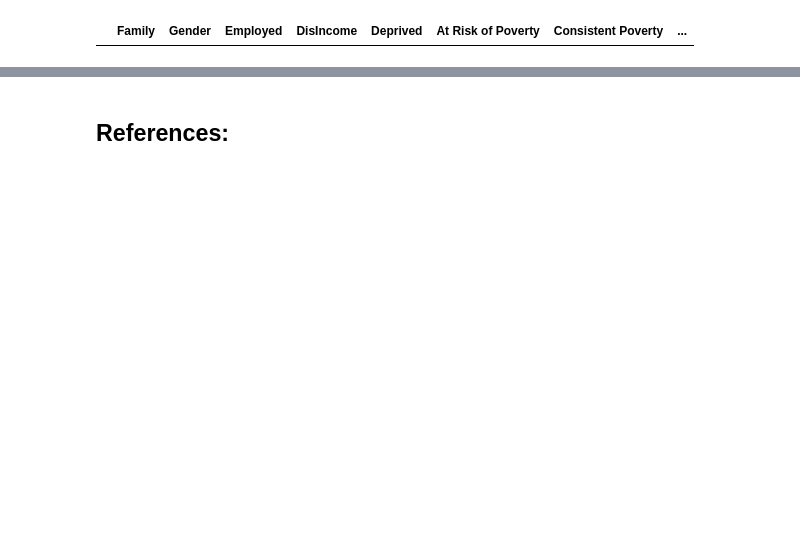
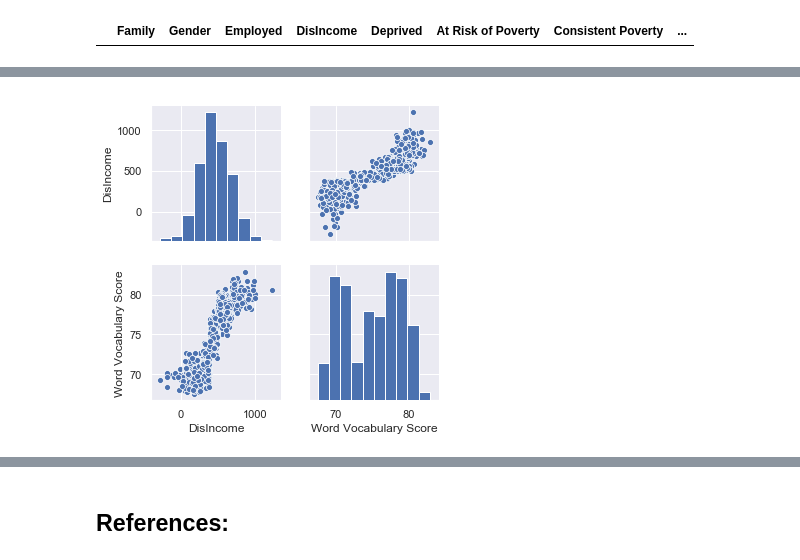
Before and after one commit to fionaoriordan/52465_19_project, a Jupyter notebook: 52465_19_project_dep1.ipynb, the cells around one changed output, grey strips where cells are left out. Saved outputs shown, nothing was run; the diff lists cells and outputs as text; code cells hidden in the pictures; blank space fills up the shorter version.

Commit message:
updated word vocabularydeprived column with values, added comments and research update

```diff
--- a/52465_19_project_dep1.ipynb
+++ b/52465_19_project_dep1.ipynb
@@ -136,10 +139,14 @@ import matplotlib.pyplot as plt
 import seaborn as sns
 # Taken from : https://stackoverflow.com/a/47955814
 # Adjusting the figure size of seaborn plots in this notebook
-sns.set(rc={'figure.figsize':(10,7)})
+sns.set(rc={'figure.figsize':(16,10)})
 # Updating the font size of the plot
 # Taken from https://stackoverflow.com/questions/3899980/how-to-change-the-font-size-on-a-matplotlib-plot
 plt.rcParams.update({'font.size': 22})
+# Updating the font size of the plot
+# set the size of the figure for seaborn plots
+# taken from https://stackoverflow.com/a/47955814/11250489
+sns.set(rc={'figure.figsize':(11.7,8.27)})
 # set the random seed to that results are reproducable while I am testing
 np.random.seed = (27)
 # %% [markdown]
@@ -672,20 +646,3 @@ update_word_vocab(quin5scores, indexquin5)
 (df.loc[(df["Word Vocabulary Score"] == 0) ])
 # %% [output]
 |  | Family | Gender | Employed | DisIncome | Deprived | At Risk of Poverty | Consistent Poverty | ... |
-# %%
-# create a function called update_word_vocab to accept variables x and y
-
-b = 0
-i = quin1scores[b]
-print(i)
-a = 0
-j = indexquin1[a]
-print(j)
-
-while j < len(indexquin1):
-    df.loc[[j], "Word Vocabulary Score"] = i
-    print
-    a = a + 1
-    j = indexquin1[a]
-    b = b +1
-    i = quin1scores[b]
@@ -732,0 +690,6 @@ df.describe()
+# %%
+# Generate a pairplot of the data.
+ax = sns.pairplot(df)
+plt.show()
+# %% [output]
+[figure, added]
```
Also changed, not shown: parts of 27 cells of this notebook.
